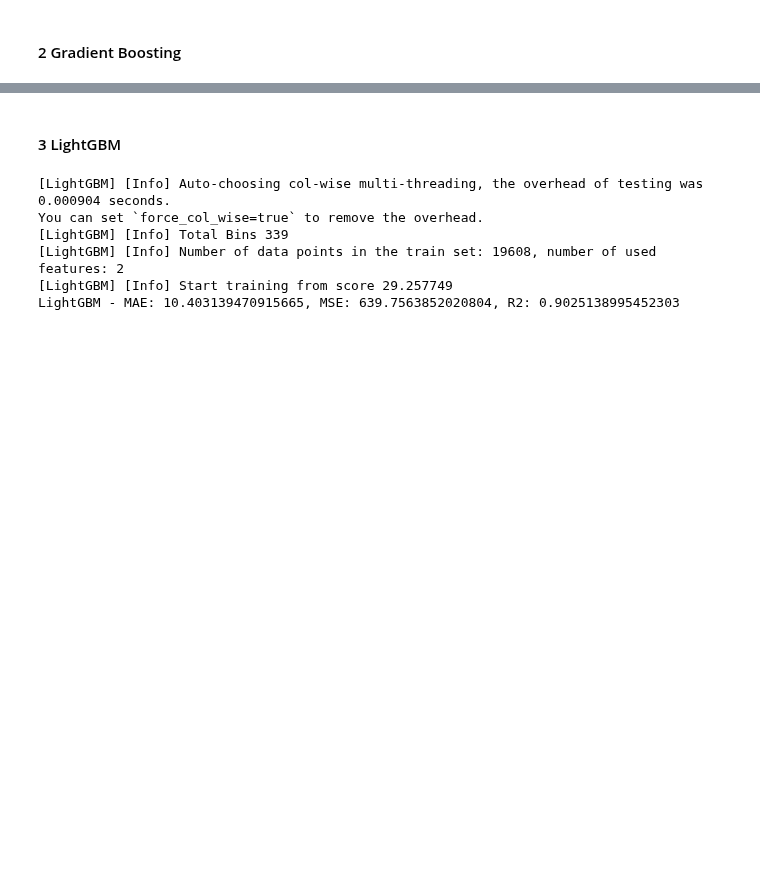
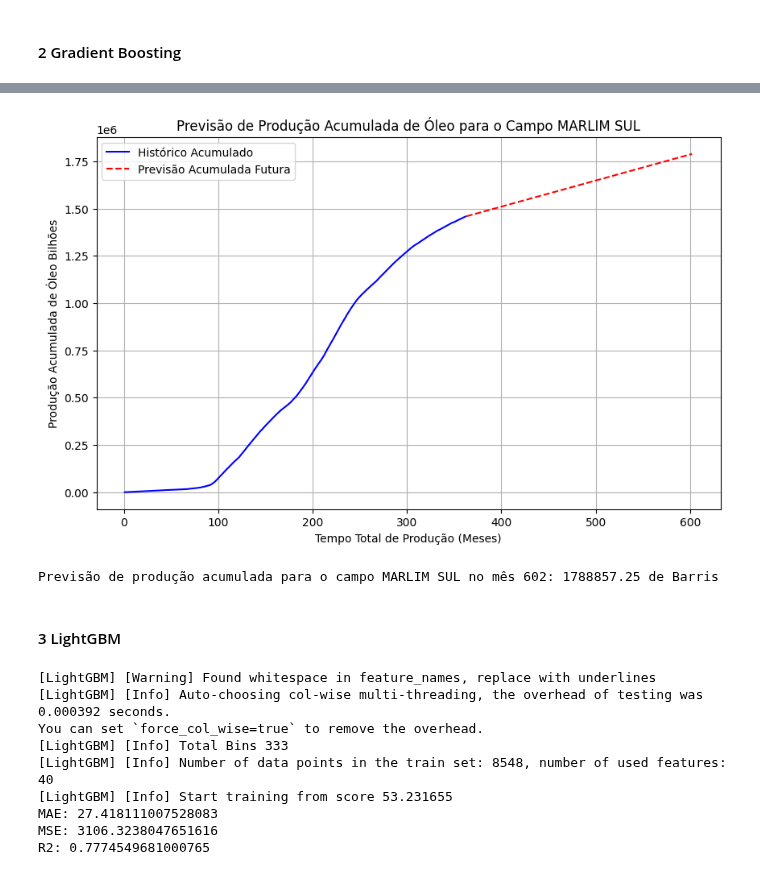
Before and after one commit to brainopensource/datascience-mvp, a Jupyter notebook: MVP_Machine_Learning_&_Analytics.ipynb, the cells around one changed output, grey strips where cells are left out. Cells and saved outputs as stored; diff of their text form; code cells hidden in the pictures; blank space fills up the shorter version.

Commit message:
linear, gradient, lightgbm, rnn added - otimizacao

```diff
--- a/MVP_Machine_Learning_&_Analytics.ipynb
+++ b/MVP_Machine_Learning_&_Analytics.ipynb
@@ -838,3 +654,31 @@ plt.show()
+# %%
+# Convertendo a produção para a base de dias
+df_campo['oleo_kbd_total'] = df_campo['oleo_kbd_total'] * 30.42  # Convertendo para dias
+
+# Calculando a produção acumulada histórica (para os meses históricos)
+df_campo['oleo_kbd_total_acumulado'] = df_campo['oleo_kbd_total'].cumsum()
+
+# Garantindo que a produção acumulada futura seja contínua (sem salto)
+# A produção acumulada futura começa a partir da última produção acumulada histórica
+y_acumulada_futura = y_futuro.cumsum() * 30.42  # Produção acumulada futura em dias
+y_acumulada_futura = y_acumulada_futura + df_campo['oleo_kbd_total_acumulado'].iloc[-1]  # Somando ao último valor acumulado histórico
+
+# Exibindo o gráfico com o histórico e as previsões acumuladas futuras de forma contínua
+plt.figure(figsize=(10, 6))
+plt.plot(df_campo['tempo_total_producao_meses'], df_campo['oleo_kbd_total_acumulado'], label='Histórico Acumulado', color='blue')
+plt.plot(X_futuro['tempo_total_producao_meses'], y_acumulada_futura, label='Previsão Acumulada Futura', color='red', linestyle='--')
+plt.title(f'Previsão de Produção Acumulada de Óleo para o Campo {campo}')
+plt.xlabel('Tempo Total de Produção (Meses)')
+plt.ylabel('Produção Acumulada de Óleo Bilhões')
+plt.legend()
+plt.grid(True)
+plt.show()
+
+# Exibindo o resultado da previsão acumulada para o último mês
+print(f'Previsão de produção acumulada para o campo {campo} no mês {tempo_total_producao_meses + num_meses_futuro - 1}: {y_acumulada_futura[-1]:.2f} de Barris')
+# %% [output]
+[figure, added]
+Previsão de produção acumulada para o campo MARLIM SUL no mês 602: 1788857.25 de Barris
 # %% [markdown]
 #### 3 LightGBM
 # %%
@@ -852,11 +696,16 @@ mae_lgbm = mean_absolute_error(y_test, y_pred_lgbm)
 mse_lgbm = mean_squared_error(y_test, y_pred_lgbm)
 r2_lgbm = r2_score(y_test, y_pred_lgbm)
 
-print(f"LightGBM - MAE: {mae_lgbm}, MSE: {mse_lgbm}, R2: {r2_lgbm}")
+print(f'MAE: {mae_lgbm}')
+print(f'MSE: {mse_lgbm}')
+print(f'R2: {r2_lgbm}')
 # %% [output]
-[LightGBM] [Info] Auto-choosing col-wise multi-threading, the overhead of testing was 0.000904 seconds.
+[LightGBM] [Warning] Found whitespace in feature_names, replace with underlines
+[LightGBM] [Info] Auto-choosing col-wise multi-threading, the overhead of testing was 0.000392 seconds.
 You can set `force_col_wise=true` to remove the overhead.
-[LightGBM] [Info] Total Bins 339
-[LightGBM] [Info] Number of data points in the train set: 19608, number of used features: 2
-[LightGBM] [Info] Start training from score 29.257749
-LightGBM - MAE: 10.403139470915665, MSE: 639.7563852020804, R2: 0.9025138995452303
+[LightGBM] [Info] Total Bins 333
+[LightGBM] [Info] Number of data points in the train set: 8548, number of used features: 40
+[LightGBM] [Info] Start training from score 53.231655
+MAE: 27.418111007528083
+MSE: 3106.3238047651616
+R2: 0.7774549681000765
```
Also changed, not shown: parts of 28 cells of this notebook.
